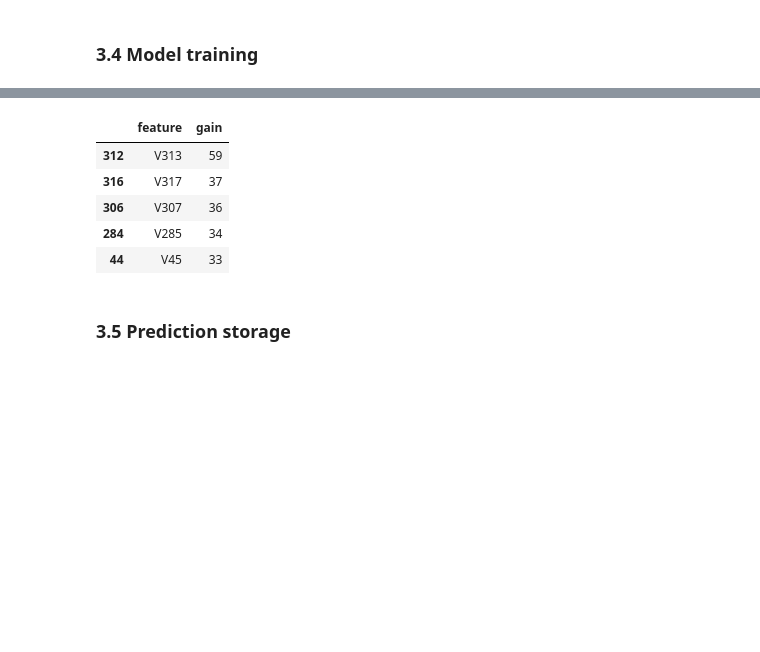
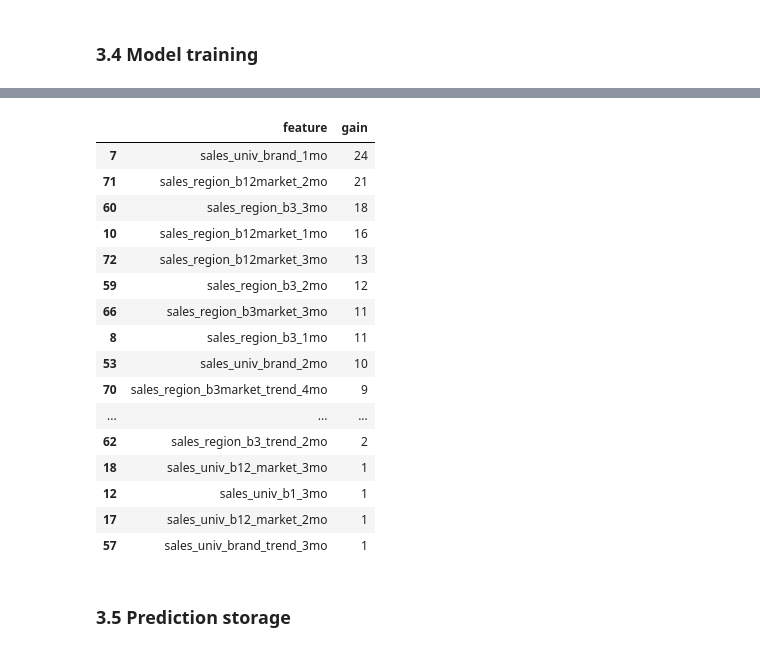
Before and after one commit to Bulbasaurzc/novartis-datathon-2021, a Jupyter notebook: notebooks/3_modelling.ipynb, the cells around one changed output, grey strips where cells are left out. Drawn from its saved outputs; the diff is of its cells as text; code cells hidden in the pictures; blank space fills up the shorter version.

Commit message:
fourth commit first model

```diff
--- a/notebooks/3_modelling.ipynb
+++ b/notebooks/3_modelling.ipynb
@@ -9,6 +9,6 @@ from src.models.param_opt import bayes_parameter_opt_lgb
 # %% [markdown]
 #### 3.1 Load master table
 # %%
-data = pd.read_csv(os.path.join(raw_path, 'sample_dummy_data.csv'))
-data.head()
+master = pd.read_csv(os.path.join(processed_path, 'master.csv'))
+master.head()
 # %% [output]
@@ -21,14 +21,20 @@ data.head()
 # %% [markdown]
 ### 3.2 Train / val / test split
 # %%
-x_train = data.drop(columns = 'y')[:50000]
-y_train = data.y[:50000]
+x_train = master[(master.sales.isna()==False)].drop(columns = [ 'region', 'brand']).copy()
+x_train = x_train[x_train.month >= '2020-06']
+x_train['train'] =  (x_train.month <= '2021-04').astype(float)
+x_train.drop(columns = 'month', inplace = True)
 
-x_val = data.drop(columns = 'y')[50000:]
-y_val = data.y[50000:]
+# y_train = master[(master.sales.isna()==False) & (master.month >= '2020-06') &
+#                  (master.month <= '2021-04')].sales
 
-#x_test =
-#y_test =
+# x_val = master[(master.sales.isna()==False) & (master.month > '2021-04')
+#               ].drop(columns = ['month', 'region', 'brand'])
+# y_val = master[(master.sales.isna()==False) & (master.month > '2021-04')
+#               ].sales
+
+x_test = master[(master.sales.isna()) & (master.month >= '2020-07')]
 # %% [markdown]
 ### 3.3 Parameter search
 # %%
@@ -67,17 +47,16 @@ best_params
 ### 3.4 Model training
 # %%
 best_params = {'metric': 'rmse',
-               'bagging_fraction': 0.8370988276151781,
-               'feature_fraction': 0.8337548392300117,
-               'lambda_l1': 1.35460401687385,
-               'lambda_l2': 0.8206436747924062,
-               'max_depth': 17,
-               'min_child_weight': 10.720155697657859,
-               'min_split_gain': 0.07497922013805774,
-               'num_leaves': 15}
+               'bagging_fraction': 0.8,
+               'feature_fraction': 0.5,
+               'lambda_l1': 1,
+               'lambda_l2': 1,
+               'max_depth': 3,
+               'min_child_weight': 5,
+               'min_split_gain': 0.1,
+               'num_leaves': 6}
 
-
-model = train_model(data, target_name = 'y', split = 'in_sample',
+model = train_model(x_train, target_name = 'sales', split = '',
                     model_type = 'lgb', params = best_params, objective = 'regression',
                     metric = 'rmse', save_path = '')
 # %% [output]
@@ -101,12 +80,23 @@ Early stopping, best iteration is:
 # %%
-pd.DataFrame({'feature': data.drop(columns = 'y').columns,
-              'gain': model.feature_importance()}).sort_values('gain', ascending = False).head()
+pd.DataFrame({'feature': x_train.drop(columns = ['sales', 'train']).columns,
+              'gain': model.feature_importance()}).sort_values('gain', ascending = False).head(30)
 # %% [output]
 |  | feature | gain |
-| 312 | V313 | 59 |
-| 316 | V317 | 37 |
-| 306 | V307 | 36 |
-| 284 | V285 | 34 |
-| 44 | V45 | 33 |
+| 7 | sales_univ_brand_1mo | 24 |
+| 71 | sales_region_b12market_2mo | 21 |
+| 60 | sales_region_b3_3mo | 18 |
+| 10 | sales_region_b12market_1mo | 16 |
+| 72 | sales_region_b12market_3mo | 13 |
+| 59 | sales_region_b3_2mo | 12 |
+| 66 | sales_region_b3market_3mo | 11 |
+| 8 | sales_region_b3_1mo | 11 |
+| 53 | sales_univ_brand_2mo | 10 |
+| 70 | sales_region_b3market_trend_4mo | 9 |
+| ... | ... | ... |
+| 62 | sales_region_b3_trend_2mo | 2 |
+| 18 | sales_univ_b12_market_3mo | 1 |
+| 12 | sales_univ_b1_3mo | 1 |
+| 17 | sales_univ_b12_market_2mo | 1 |
+| 57 | sales_univ_brand_trend_3mo | 1 |
 # %% [markdown]
 ### 3.5 Prediction storage
```
Also changed, not shown: parts of 5 cells of this notebook, 2 other files.
